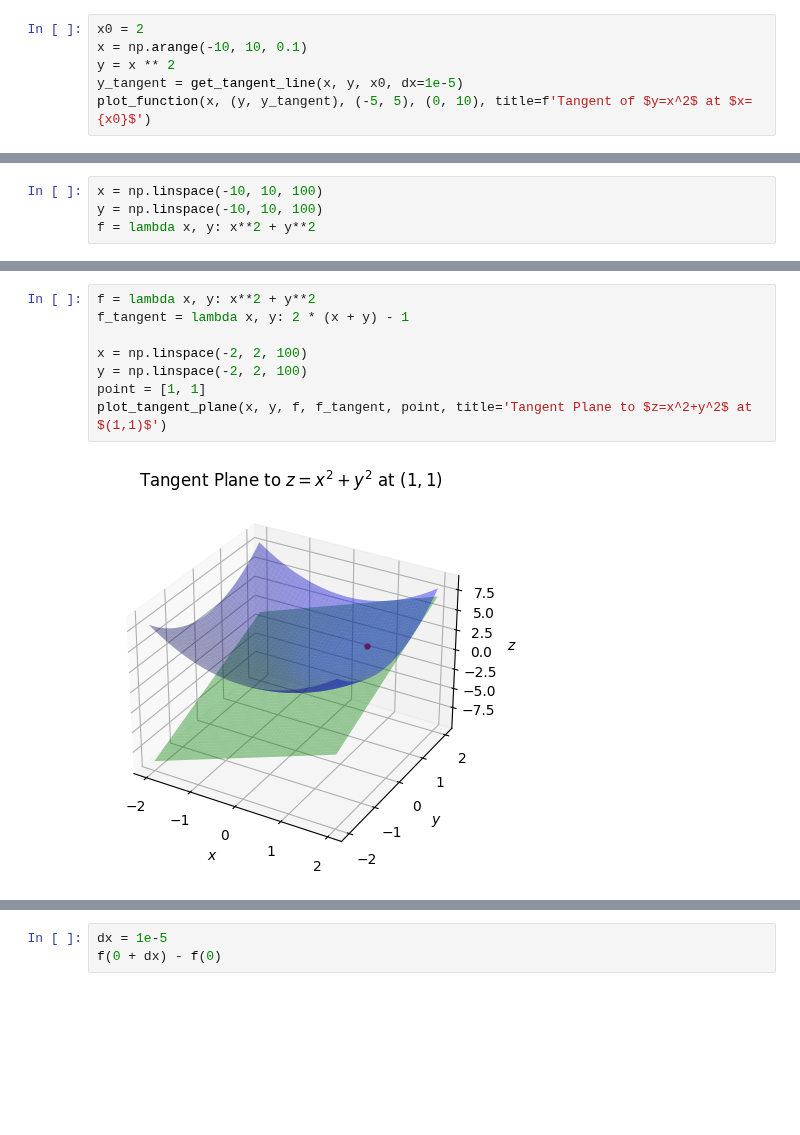
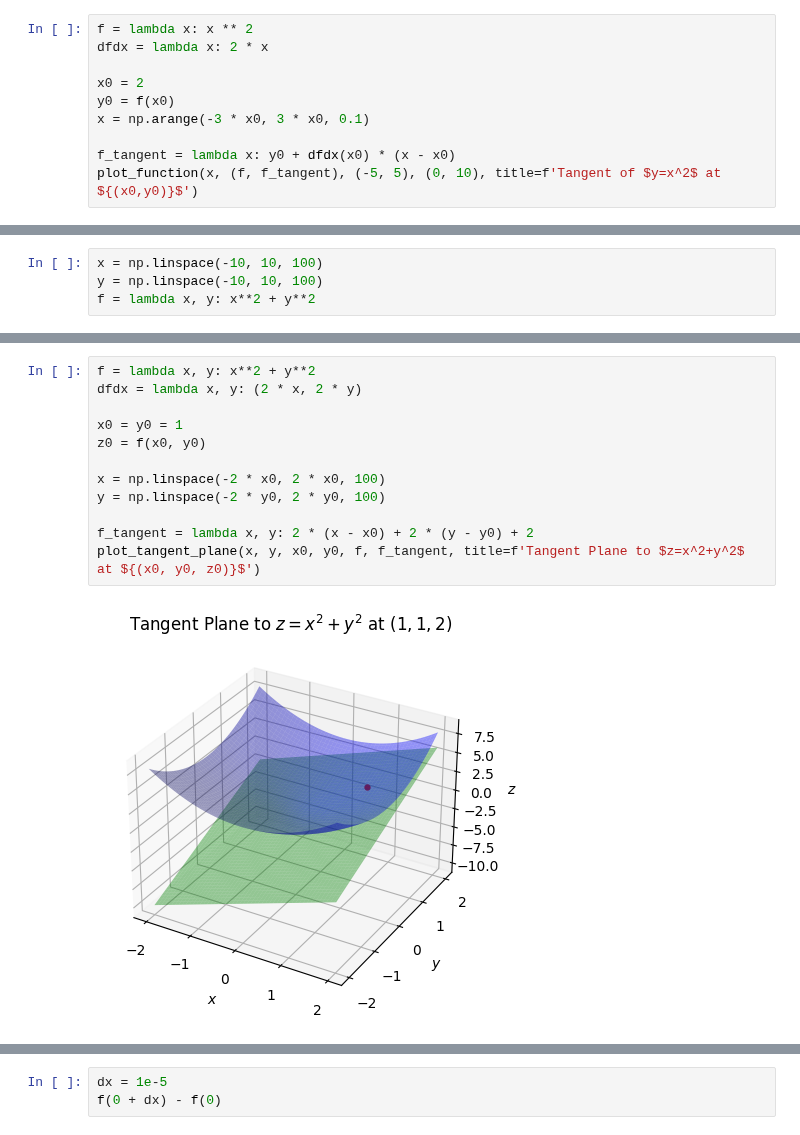
Before and after one commit to rkingery/ml-book, a Jupyter notebook: notebooks/calculus.ipynb, the cells around one changed output, grey strips where cells are left out. Saved outputs shown, nothing was run; the diff lists cells and outputs as text; blank space fills up the shorter version.

```diff
--- a/notebooks/calculus.ipynb
+++ b/notebooks/calculus.ipynb
@@ -144,7 +153,11 @@ def get_tangent_line(x, y, x0, dx=1e-5):
 # %%
+f = lambda x: x ** 2
+dfdx = lambda x: 2 * x
+
 x0 = 2
-x = np.arange(-10, 10, 0.1)
-y = x ** 2
-y_tangent = get_tangent_line(x, y, x0, dx=1e-5)
-plot_function(x, (y, y_tangent), (-5, 5), (0, 10), title=f'Tangent of $y=x^2$ at $x={x0}$')
+y0 = f(x0)
+x = np.arange(-3 * x0, 3 * x0, 0.1)
+
+f_tangent = lambda x: y0 + dfdx(x0) * (x - x0)
+plot_function(x, (f, f_tangent), (-5, 5), (0, 10), title=f'Tangent of $y=x^2$ at ${(x0,y0)}$')
 # %% [output]
@@ -281,12 +369,16 @@ Just as we could think of the ordinary derivative geometrically as the slope of
 # %%
 f = lambda x, y: x**2 + y**2
-f_tangent = lambda x, y: 2 * (x + y) - 1
+dfdx = lambda x, y: (2 * x, 2 * y)
 
-x = np.linspace(-2, 2, 100)
-y = np.linspace(-2, 2, 100)
-point = [1, 1]
-plot_tangent_plane(x, y, f, f_tangent, point, title='Tangent Plane to $z=x^2+y^2$ at $(1,1)$')
+x0 = y0 = 1
+z0 = f(x0, y0)
+
+x = np.linspace(-2 * x0, 2 * x0, 100)
+y = np.linspace(-2 * y0, 2 * y0, 100)
+
+f_tangent = lambda x, y: 2 * (x - x0) + 2 * (y - y0) + 2
+plot_tangent_plane(x, y, x0, y0, f, f_tangent, title=f'Tangent Plane to $z=x^2+y^2$ at ${(x0, y0, z0)}$')
 # %% [output]
-[figure, old version]
+[figure, new version]
 # %% [markdown]
 If you look at the plane, The partial of $z$ with respect to $x$ turns out to represent the slope of the line running along the plane *parallel* to the x-axis at the point $(1,1)$. Similarly, the partial of $z$ with respect to $y$ represents the slope of the line running along the plane parallel to the y-axis at the point $(1,1)$. The gradient vector is both of these things together, which gives a vector $(2, 2)$ that points in the steepest direction up the surface from the point $(1,1)$. Said differently, the gradient vector is the direction of *steepest ascent*.
```
Also changed, not shown: parts of 53 cells of this notebook, 7 other files.
